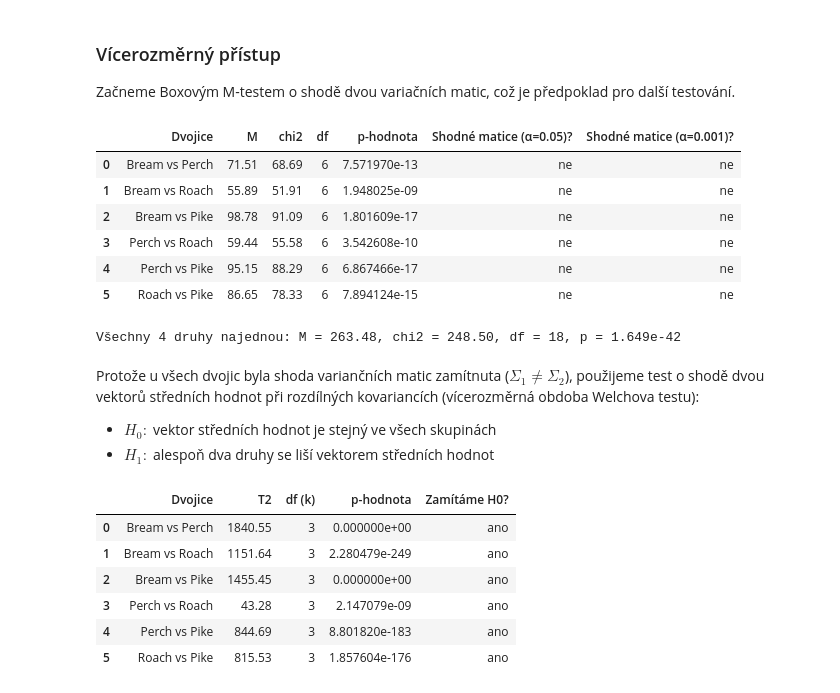
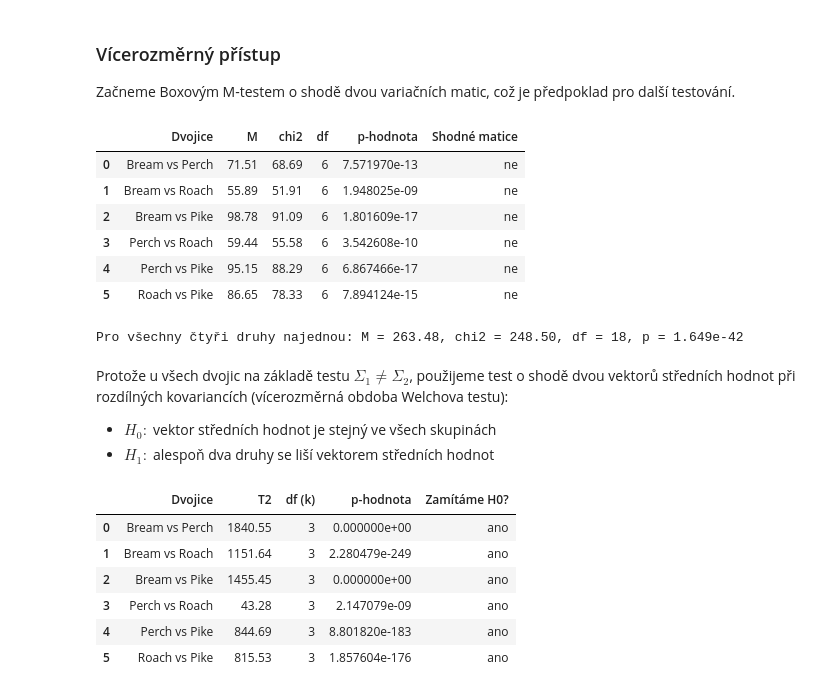
Before and after one commit to ondriasma/msm_02, a Jupyter notebook: main_fish.ipynb, the cells around one changed output. Drawn from its saved outputs; the diff is of its cells as text; code cells hidden in the pictures.

```diff
--- a/main_fish.ipynb
+++ b/main_fish.ipynb
@@ -52,7 +52,7 @@ rows = []
 for s in classes:
     for var in variables:
         w, p = stats.shapiro(groups[s][var])
-        rows.append({'Druh': s, 'Proměnná': var, 'n': len(groups[s]), 'Testová statistika': round(w, 4), 'p-hodnota': p, 'Závěr': 'nezamítáme H0' if p > 0.05 else 'zamítáme H0'})
+        rows.append({'Druh': s, 'Proměnná': var, 'n': len(groups[s]), 'Testová statistika': round(w, 4), 'p-hodnota': p, 'Závěr': 'nezamítáme H0' if p > alpha else 'zamítáme H0'})
 
 
 pd.DataFrame(rows).style.format({'p-hodnota': '{:.4f}'}).hide(axis='index')
@@ -190,7 +190,7 @@ Pro každou ze tří proměnných porovnáváme polohu mezi všemi dvojicemi dru
 # %%
 from itertools import combinations
 
-alpha = 0.05
+
 pairs = list(combinations(classes, 2))
 
 rows = []
@@ -205,14 +205,13 @@ for var in variables:
             'Průměr 1': d1.mean(),
             'Průměr 2': d2.mean(),
             'p (Welch)': p_w,
-            'Welch: zamítáme H0?': 'ano' if p_w < alpha else 'ne',
+            'Welch: zamítáme H0': 'ano' if p_w < alpha else 'ne',
             'p (MW-U)': p_mw,
-            'MW-U: zamítáme H0?': 'ano' if p_mw < alpha else 'ne',
+            'MW-U: zamítáme H0': 'ano' if p_mw < alpha else 'ne',
         })
 
 res = pd.DataFrame(rows)
 
-print('DVOUVÝBĚROVÉ TESTY (α = 0.05, bez korekce):')
 num_cols = ['Průměr 1', 'Průměr 2', 'p (Welch)', 'p (MW-U)']
 res.style.format({c: '{:.4g}' for c in num_cols}).hide(axis='index')
 # %% [output]
@@ -249,14 +247,13 @@ for idx, var in enumerate(variables):
     score = -np.log10(p_mat.clip(lower=1e-300))
     annot = np.array([[('' if np.isnan(p) else f'{p:.1e}') for p in row] for row in p_mat.values])
 
-    sns.heatmap(score, annot=annot, fmt='', mask=p_mat.isna(), cmap='viridis',
-                vmin=0, cbar=True, cbar_kws={'label': r'$-\log_{10}(p)$'}, ax=axes[idx])
+    sns.heatmap(score, annot=annot, fmt='', mask=p_mat.isna(), cmap='viridis', vmin=0, cbar=True, cbar_kws={'label': r'$-\log_{10}(p)$'}, ax=axes[idx])
     axes[idx].set_title(f'Welchův t-test, p-hodnoty: {var}')
 
 plt.tight_layout()
 plt.show()
 
-# 2) 95% intervaly sploehlivosti pro všechny dvojice
+#95% intervaly sploehlivosti pro všechny dvojice
 fig, axes = plt.subplots(1, 3, figsize=(17, 5.2))
 
 for idx, var in enumerate(variables):
@@ -267,7 +264,7 @@ for idx, var in enumerate(variables):
 
         ci = stats.ttest_ind(d1, d2, equal_var=False).confidence_interval(confidence_level=0.95)
 
-        labels.append(f'{g1} − {g2}')
+        labels.append(f'{g1} - {g2}')
         diffs.append(d1.mean() - d2.mean())
         lows.append(ci.low)
         highs.append(ci.high)
@@ -373,48 +370,46 @@ def box_m(*groups):
     Ss = [np.cov(x, rowvar=False) for x in groups]
     Sp = sum((nj - 1) * Sj for nj, Sj in zip(ns, Ss)) / (n - g)
     M = (n - g) * np.linalg.slogdet(Sp)[1] - sum((nj - 1) * np.linalg.slogdet(Sj)[1] for nj, Sj in zip(ns, Ss))
     c = (2 * k**2 + 3 * k - 1) / (6 * (k + 1) * (g - 1)) * (np.sum(1 / (ns - 1)) - 1 / (n - g))
     stat = (1 - c) * M
     df = (g - 1) * k * (k + 1) / 2
     return M, stat, df, stats.chi2.sf(stat, df)
 
 
 groups_dict = {
     sp: df[df['Species'] == sp][variables].dropna().to_numpy()
     for sp in classes
 }
 
-# 1. Párové porovnání kovariančních matic (pro všechny dvojice)
+# porovnání kovariančních matic pro všechny dvojice
 results = []
 for sp1, sp2 in combinations(classes, 2):
     M, chi2_stat, df_val, p_val = box_m(groups_dict[sp1], groups_dict[sp2])
     results.append({
         'Dvojice': f'{sp1} vs {sp2}',
         'M': round(M, 2),
         'chi2': round(chi2_stat, 2),
         'df': int(df_val),
         'p-hodnota': p_val,
-        'Shodné matice (α=0.05)?': 'ano' if p_val >= 0.05 else 'ne',
-        'Shodné matice (α=0.001)?': 'ano' if p_val >= 0.001 else 'ne'
+        'Shodné matice': 'ano' if p_val >= alpha else 'ne',
     })
 
 df_box_pairs = pd.DataFrame(results)
 display(df_box_pairs)
 
-# 2. Globální test pro všechny 4 druhy najednou
 M_all, chi2_all, df_all, p_all = box_m(*groups_dict.values())
-print(f"Všechny 4 druhy najednou: M = {M_all:.2f}, chi2 = {chi2_all:.2f}, df = {int(df_all)}, p = {p_all:.3e}")
+print(f"Pro všechny čtyři druhy najednou: M = {M_all:.2f}, chi2 = {chi2_all:.2f}, df = {int(df_all)}, p = {p_all:.3e}")
 # %% [output]
-|  | Dvojice | M | chi2 | df | p-hodnota | Shodné matice (α=0.05)? | Shodné matice (α=0.001)? |
-| 0 | Bream vs Perch | 71.51 | 68.69 | 6 | 7.571970e-13 | ne | ne |
-| 1 | Bream vs Roach | 55.89 | 51.91 | 6 | 1.948025e-09 | ne | ne |
-| 2 | Bream vs Pike | 98.78 | 91.09 | 6 | 1.801609e-17 | ne | ne |
-| 3 | Perch vs Roach | 59.44 | 55.58 | 6 | 3.542608e-10 | ne | ne |
-| 4 | Perch vs Pike | 95.15 | 88.29 | 6 | 6.867466e-17 | ne | ne |
-| 5 | Roach vs Pike | 86.65 | 78.33 | 6 | 7.894124e-15 | ne | ne |
+|  | Dvojice | M | chi2 | df | p-hodnota | Shodné matice |
+| 0 | Bream vs Perch | 71.51 | 68.69 | 6 | 7.571970e-13 | ne |
+| 1 | Bream vs Roach | 55.89 | 51.91 | 6 | 1.948025e-09 | ne |
+| 2 | Bream vs Pike | 98.78 | 91.09 | 6 | 1.801609e-17 | ne |
+| 3 | Perch vs Roach | 59.44 | 55.58 | 6 | 3.542608e-10 | ne |
+| 4 | Perch vs Pike | 95.15 | 88.29 | 6 | 6.867466e-17 | ne |
+| 5 | Roach vs Pike | 86.65 | 78.33 | 6 | 7.894124e-15 | ne |
-Všechny 4 druhy najednou: M = 263.48, chi2 = 248.50, df = 18, p = 1.649e-42
+Pro všechny čtyři druhy najednou: M = 263.48, chi2 = 248.50, df = 18, p = 1.649e-42
 # %% [markdown]
-Protože u všech dvojic byla shoda variančních matic zamítnuta ($\Sigma_1 \ne \Sigma_2$), použijeme test o shodě dvou vektorů středních hodnot při rozdílných kovariancích (vícerozměrná obdoba Welchova testu):
+Protože u všech dvojic na základě testu $\Sigma_1 \ne \Sigma_2$, použijeme test o shodě dvou vektorů středních hodnot při rozdílných kovariancích (vícerozměrná obdoba Welchova testu):
 * $H_0: $ vektor středních hodnot je stejný ve všech skupinách
 * $H_1: $ alespoň dva druhy se liší vektorem středních hodnot
 # %%
```
Also changed, not shown: parts of 15 cells of this notebook, 2 other files.
